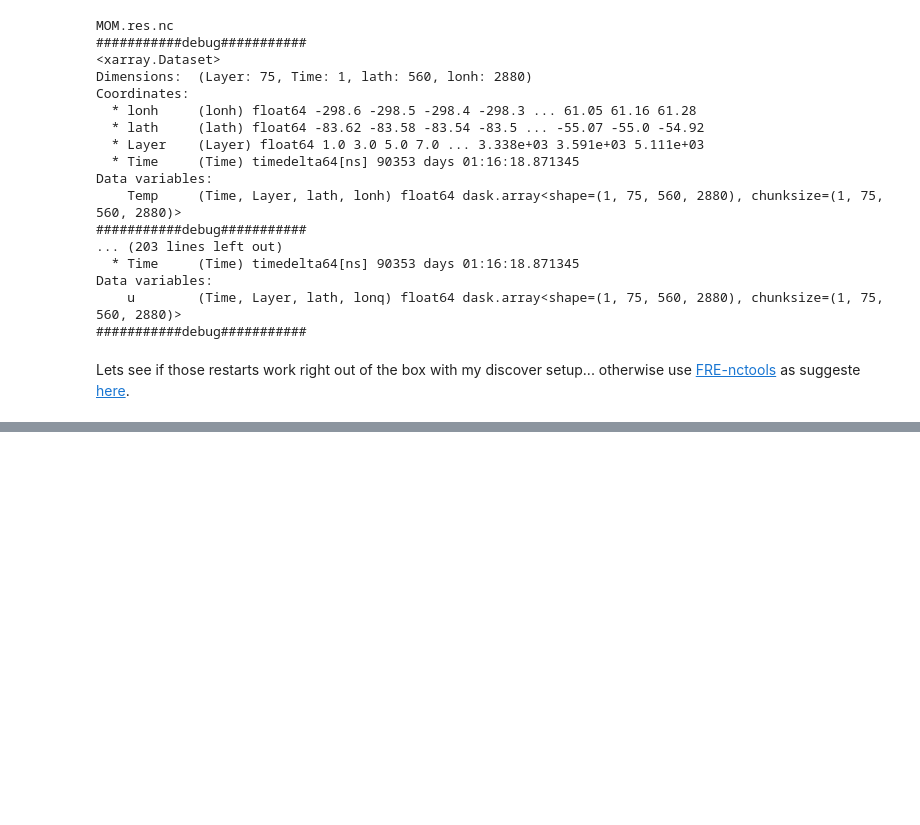
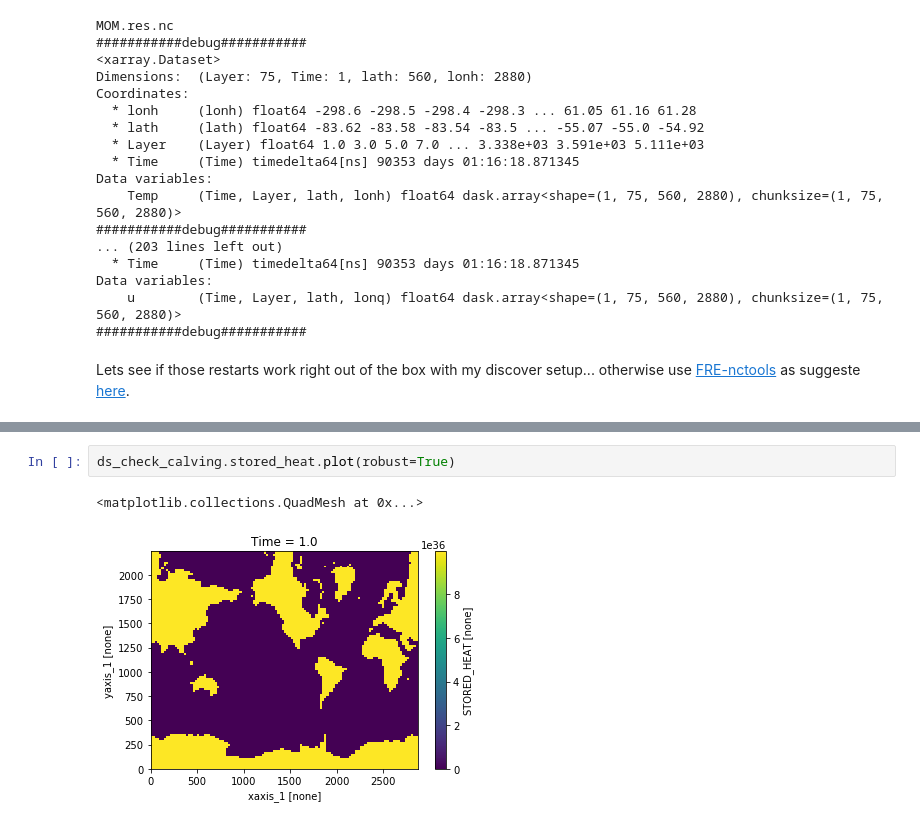
Before and after one commit to jbusecke/mom6_design, a Jupyter notebook: notebooks/gfdl_combine_restarts_OM4p0125.ipynb, the cells around one changed output, grey strips where cells are left out. Drawn from its saved outputs; the diff is of its cells as text; blank space fills up the shorter version.

```diff
--- a/notebooks/gfdl_combine_restarts_OM4p0125.ipynb
+++ b/notebooks/gfdl_combine_restarts_OM4p0125.ipynb
@@ -147,0 +173,5 @@ Lets see if those restarts work right out of the box with my discover setup... o
+# %%
+ds_check_calving.stored_heat.plot(robust=True)
+# %% [output]
+<matplotlib.collections.QuadMesh at 0x...>
+[figure, added]
```
Also changed, not shown: parts of 7 cells of this notebook.
